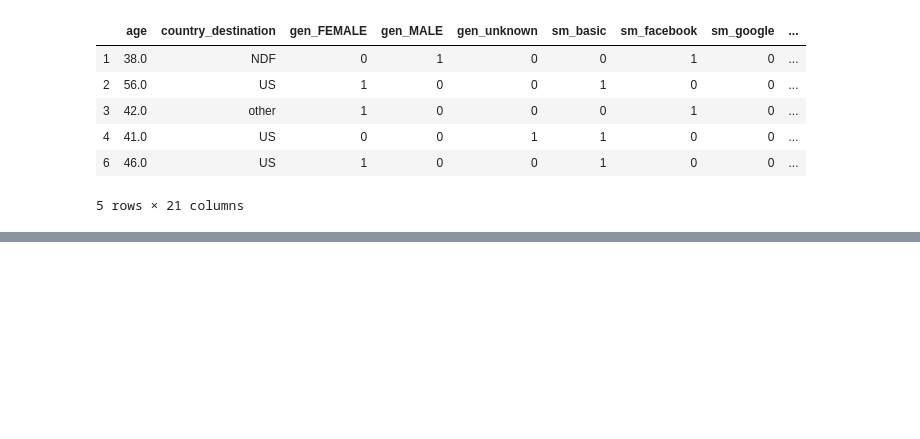
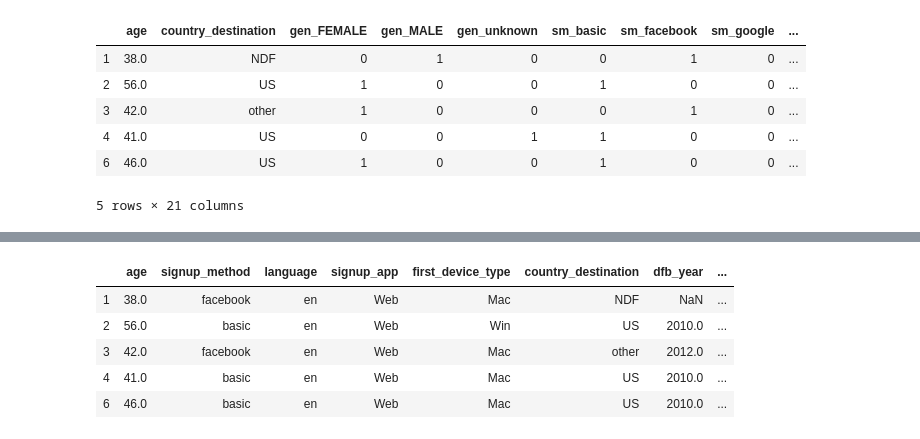
Before and after one commit to venkii83/Springboard, a Jupyter notebook: Capstone 1.ipynb, the cells around one changed output, grey strips where cells are left out. Drawn from its saved outputs; the diff is of its cells as text; code cells hidden in the pictures; blank space fills up the shorter version.

```diff
--- a/Capstone 1.ipynb
+++ b/Capstone 1.ipynb
@@ -717,0 +902,11 @@ dffinal_lg.head()
+# %%
+# Creating a final dataframe for model building:
+dffinal_g = dffinal.drop(columns=['date_first_booking', 'id'])
+dffinal_g.head()
+# %% [output]
+|  | age | signup_method | language | signup_app | first_device_type | country_destination | dfb_year | ... |
+| 1 | 38.0 | facebook | en | Web | Mac | NDF | NaN | ... |
+| 2 | 56.0 | basic | en | Web | Win | US | 2010.0 | ... |
+| 3 | 42.0 | facebook | en | Web | Mac | other | 2012.0 | ... |
+| 4 | 41.0 | basic | en | Web | Mac | US | 2010.0 | ... |
+| 6 | 46.0 | basic | en | Web | Mac | US | 2010.0 | ... |
```
Also changed, not shown: parts of 36 cells of this notebook.
